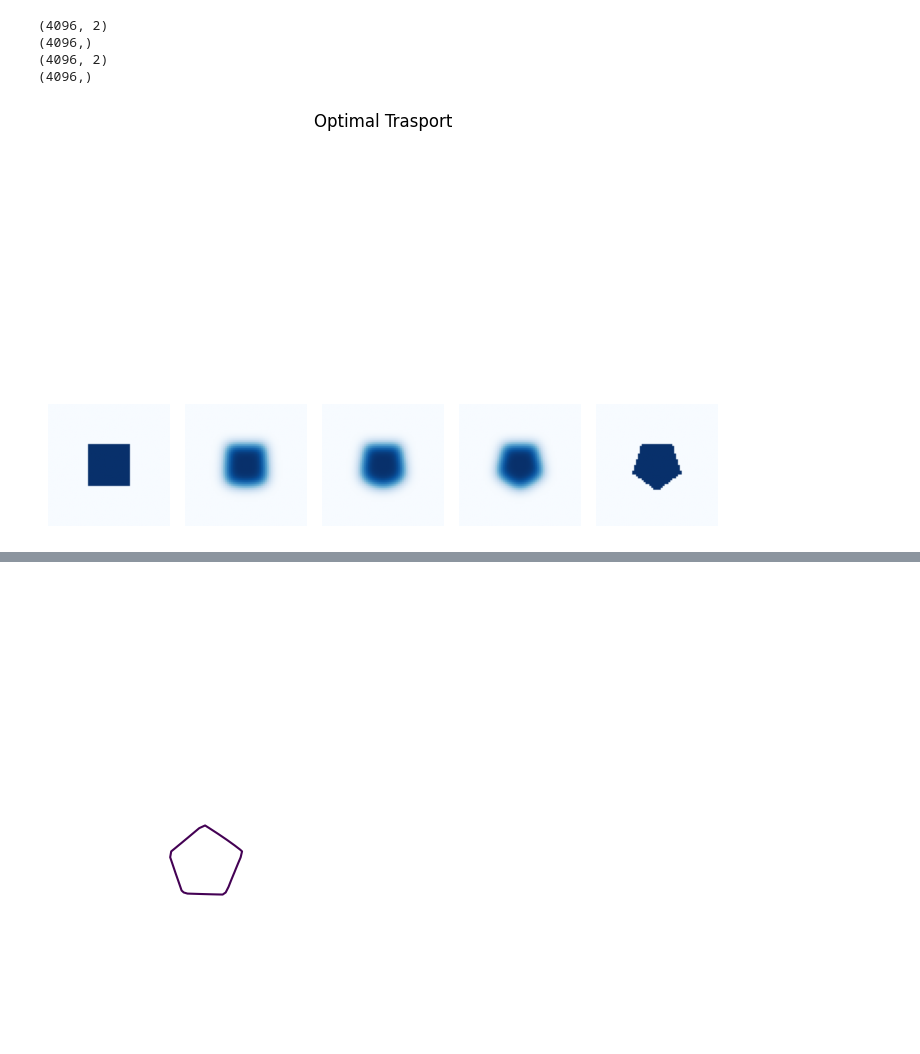
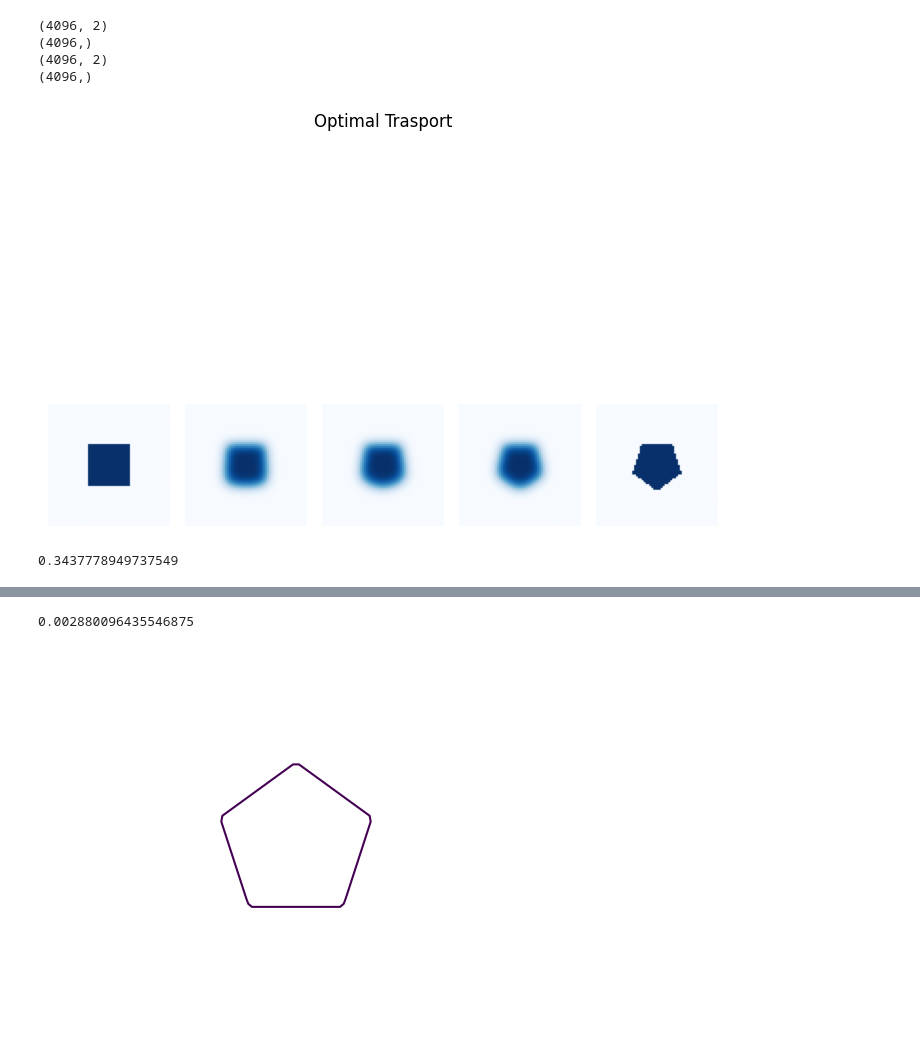
Before and after one commit to Shona173/codes, a Jupyter notebook: Comparing_Bounding_brending_and_linear_brending.ipynb, the cells around one changed output, grey strips where cells are left out. Cells and saved outputs as stored; diff of their text form; code cells hidden in the pictures; blank space fills up the shorter version.

```diff
--- a/Comparing_Bounding_brending_and_linear_brending.ipynb
+++ b/Comparing_Bounding_brending_and_linear_brending.ipynb
@@ -90,8 +99,10 @@ def space_time_blending(f1, f2, t, x, a0=1.0, a1=1.0, a2=1.0):
     return r_uni + disp
 # %%
 def bounded_blending(f1, f2, t, x, a0=1.0, a1=1.0, a2=1.0):
-  f1x = f1(x)
-  f2x = f2(x)
+ f1x=f1(x)
+ f2x=f2(x)
+ blend = a0 * (1 - t)**2 + a1 * (1 - t) * t + a2 * t**2
+ return (1 - blend) * f1x + blend * f2x
 # %%
 def sample_and_normalize(f, grid, grid_size):
     '''
@@ -168,5 +187,6 @@ files.download("stb_morphing_translated.mp4")
 [figure]
 # %%
+start=time.time()
 grid_size = 64
 grid = gen_grid(grid_size,-2.0,2.0)
 
@@ -204,30 +224,37 @@ for i in range(nb_images):
 #Optimal Trasport
 plt.tight_layout()
 plt.show()
+end=time.time()
+print(end-start)
 # %% [output]
 (4096, 2)
 (4096,)
 (4096, 2)
 (4096,)
 [figure]
+0.3437778949737549
 # %%
+start=time.time()
 grid_size = 64
 
 fig = plt.figure()
 x = gen_grid(grid_size, low=-2.0, high=2.0)
 
 def animate(t):
     plt.cla()
     out = bounded_blending(sdf_box,sdf_pentagon,np.array([t]), x, a0=1.0, a1=1.0, a2=1.0)
     im = plt.contour(out.reshape(grid_size, grid_size), levels = [0.0])
     plt.axis('equal')
     plt.axis("off")
     return im
 #bounded blending
 anim = animation.FuncAnimation(fig, animate, frames=np.linspace(0, 1, 50), interval=50)
+end=time.time()
 anim.save("bd_morphing_translated.mp4",fps=20, writer="ffmpeg")
 files.download("bd_morphing_translated.mp4")
+print(end-start)
 # %% [output]
 [interactive output not drawn]
 [interactive output not drawn]
+0.002880096435546875
-[figure, old version]
+[figure, new version]
```
Also changed, not shown: parts of 5 cells of this notebook.
